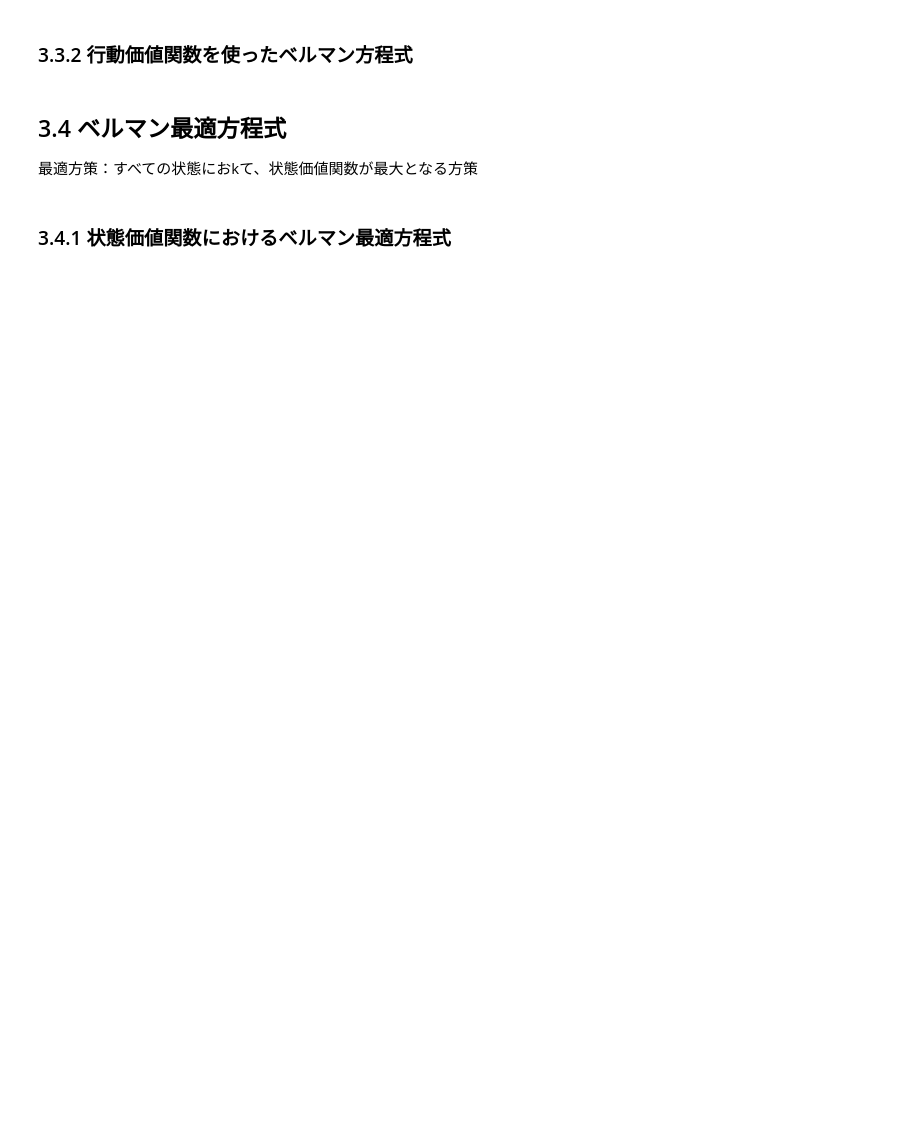
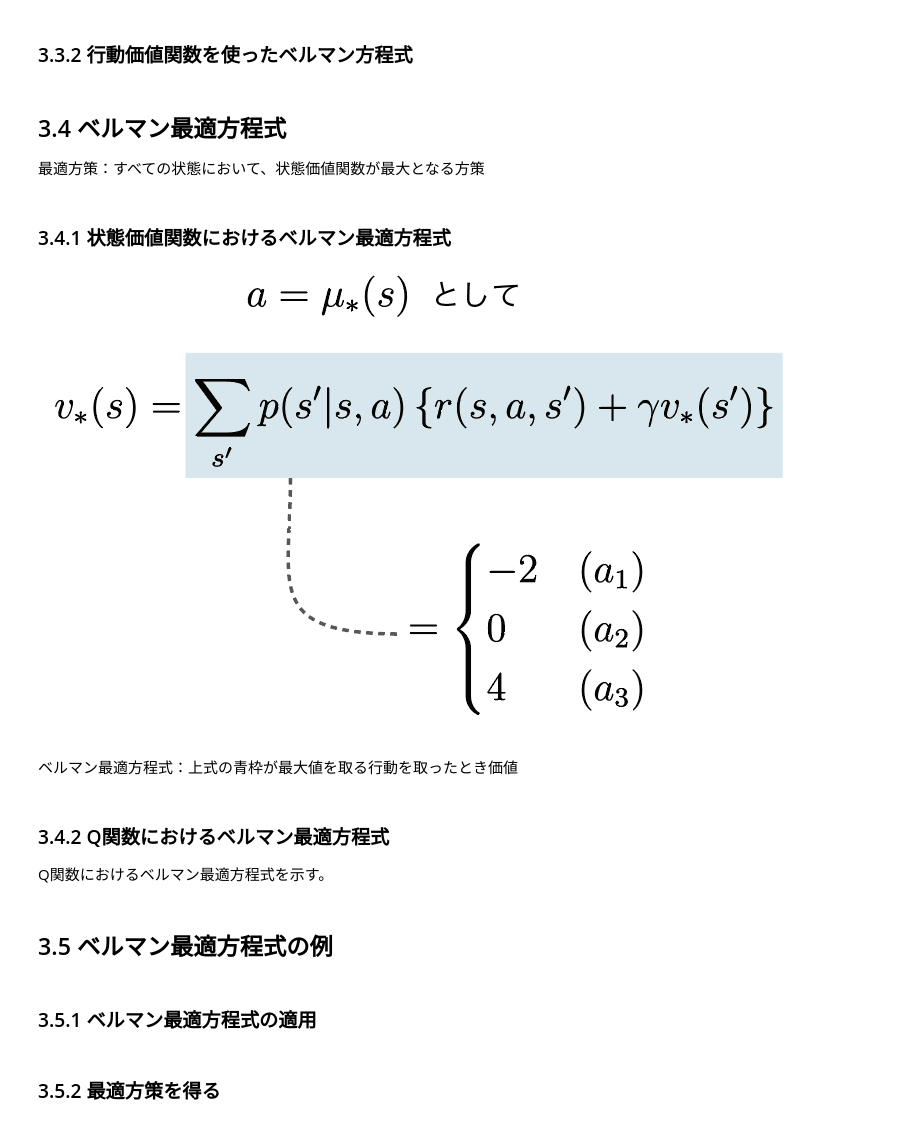
Before and after one commit to sota1111/DL_Zero, a Jupyter notebook: DL_Zero4_1.ipynb, the cells around one changed output. Saved outputs shown, nothing was run; the diff lists cells and outputs as text; code cells hidden in the pictures; blank space fills up the shorter version.

```diff
--- a/DL_Zero4_1.ipynb
+++ b/DL_Zero4_1.ipynb
@@ -527,6 +527,22 @@ display_png(Image('状態価値関数とQ関数.png'))
 ### 3.3.2 行動価値関数を使ったベルマン方程式
 # %% [markdown]
 ## 3.4 ベルマン最適方程式
-最適方策：すべての状態におkて、状態価値関数が最大となる方策
+最適方策：すべての状態において、状態価値関数が最大となる方策
 # %% [markdown]
 ### 3.4.1 状態価値関数におけるベルマン最適方程式
+# %%
+from IPython.display import Image,display_png
+display_png(Image('最適方策の価値関数.png'))
+# %% [output]
+[figure, added]
+# %% [markdown]
+ベルマン最適方程式：上式の青枠が最大値を取る行動を取ったとき価値
+# %% [markdown]
+### 3.4.2 Q関数におけるベルマン最適方程式
+Q関数におけるベルマン最適方程式を示す。
+# %% [markdown]
+## 3.5 ベルマン最適方程式の例
+# %% [markdown]
+### 3.5.1 ベルマン最適方程式の適用
+# %% [markdown]
+### 3.5.2 最適方策を得る
```
Also changed, not shown: parts of 4 cells of this notebook.
